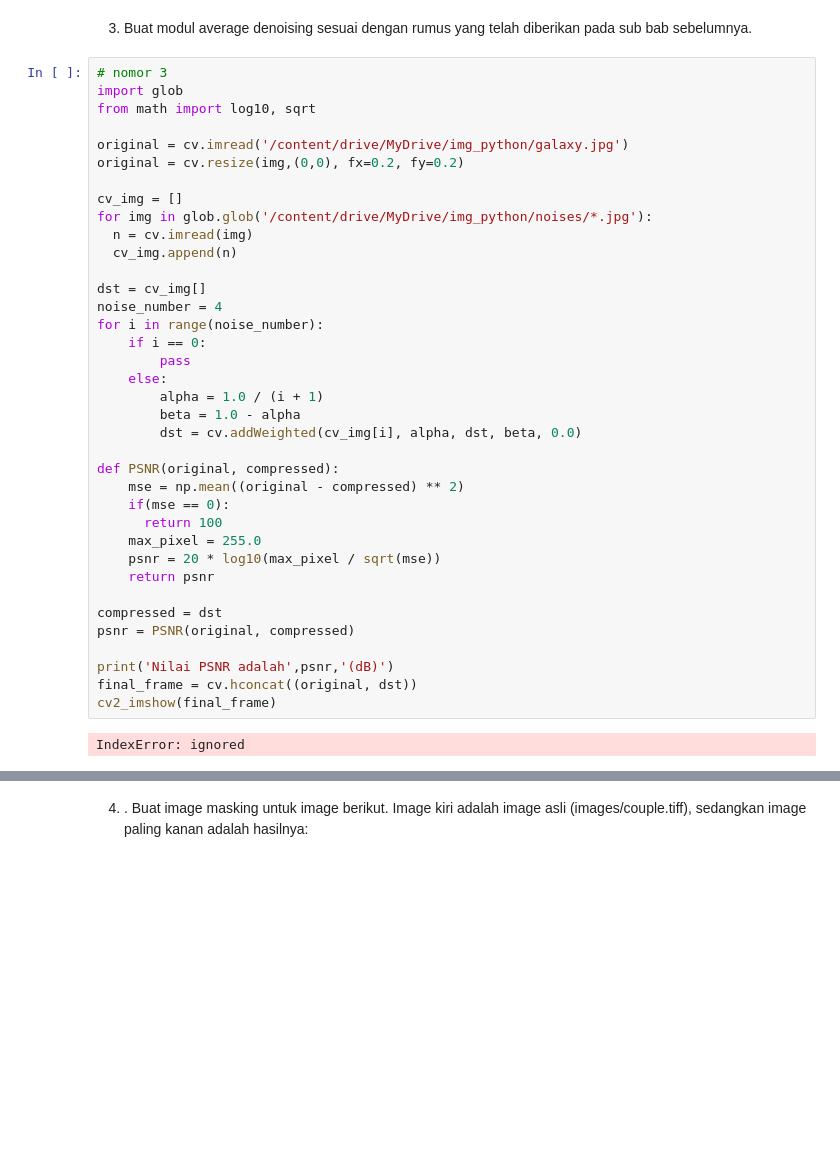
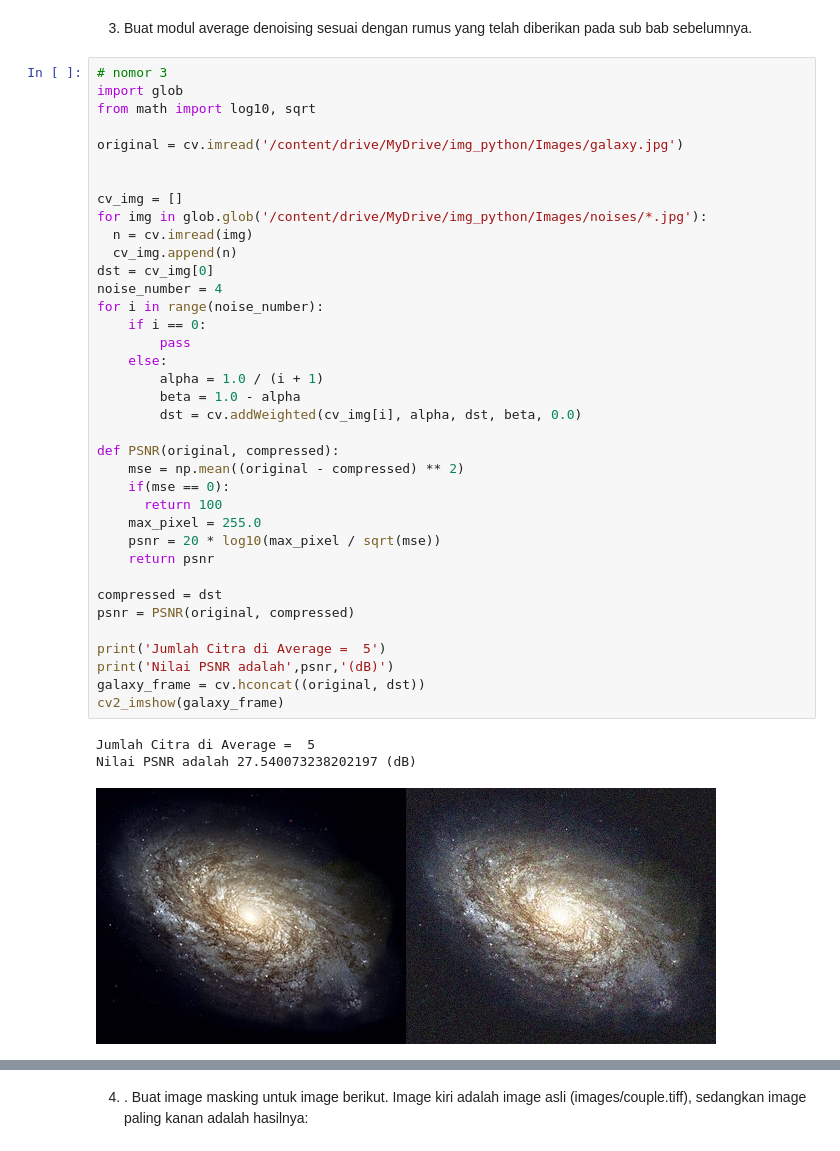
Before and after one commit to RizqiRHuda/PVCK_Semester5, a Jupyter notebook: week5.ipynb, the cells around one changed output, grey strips where cells are left out. Drawn from its saved outputs; the diff is of its cells as text; blank space fills up the shorter version.

```diff
--- a/week5.ipynb
+++ b/week5.ipynb
@@ -109,38 +109,40 @@ plt.show()
 # nomor 3
 import glob
 from math import log10, sqrt
 
-original = cv.imread('/content/drive/MyDrive/img_python/galaxy.jpg')
-original = cv.resize(img,(0,0), fx=0.2, fy=0.2)
+original = cv.imread('/content/drive/MyDrive/img_python/Images/galaxy.jpg')
+
 
 cv_img = []
-for img in glob.glob('/content/drive/MyDrive/img_python/noises/*.jpg'):
+for img in glob.glob('/content/drive/MyDrive/img_python/Images/noises/*.jpg'):
   n = cv.imread(img)
   cv_img.append(n)
-
-dst = cv_img[]
+dst = cv_img[0]
 noise_number = 4
 for i in range(noise_number):
     if i == 0:
         pass
     else:
         alpha = 1.0 / (i + 1)
         beta = 1.0 - alpha
         dst = cv.addWeighted(cv_img[i], alpha, dst, beta, 0.0)
 
 def PSNR(original, compressed):
     mse = np.mean((original - compressed) ** 2)
     if(mse == 0):
       return 100
     max_pixel = 255.0
     psnr = 20 * log10(max_pixel / sqrt(mse))
     return psnr
 
 compressed = dst
 psnr = PSNR(original, compressed)
 
+print('Jumlah Citra di Average =  5')
 print('Nilai PSNR adalah',psnr,'(dB)')
-final_frame = cv.hconcat((original, dst))
-cv2_imshow(final_frame)
+galaxy_frame = cv.hconcat((original, dst))
+cv2_imshow(galaxy_frame)
 # %% [output]
-IndexError: ignored
+Jumlah Citra di Average =  5
+Nilai PSNR adalah 27.540073238202197 (dB)
+[figure, added]
```
Also changed, not shown: parts of 12 cells of this notebook.
